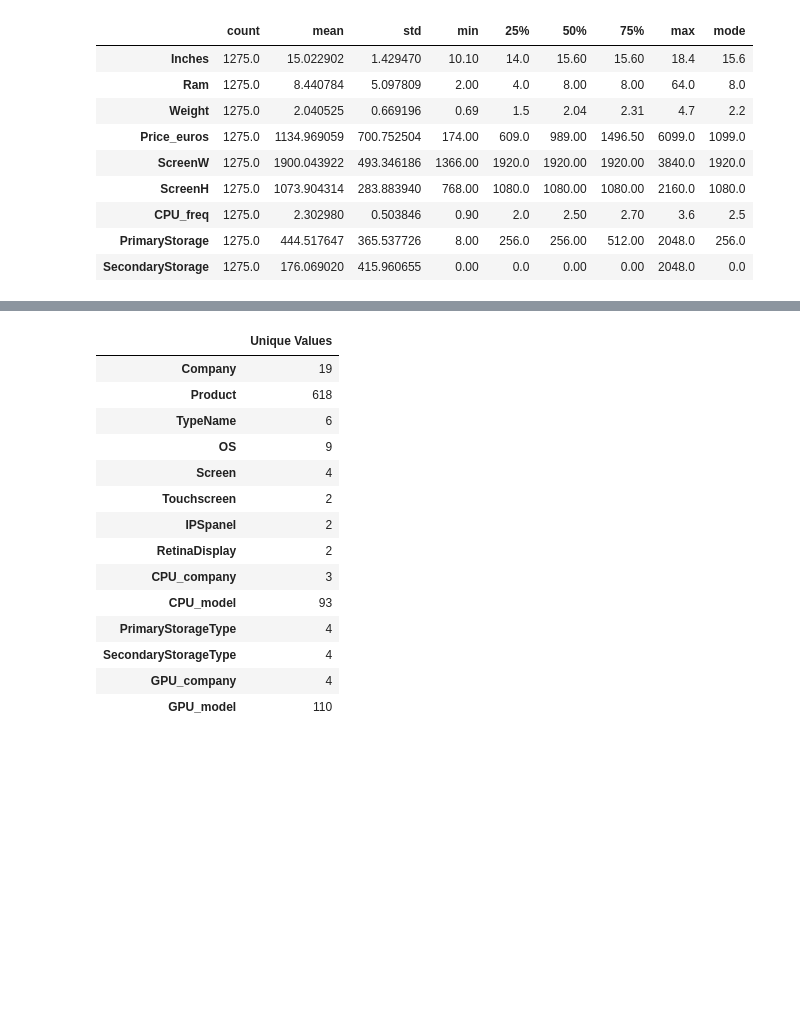
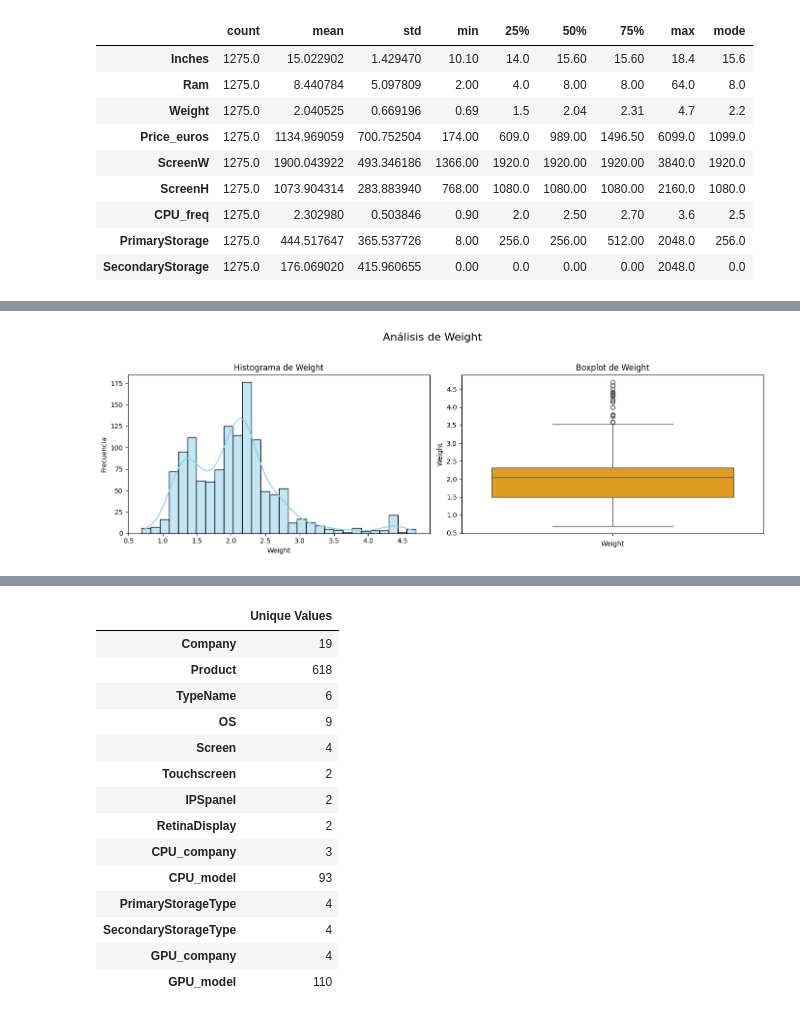
Before and after one commit to gaboCiber/A-statistical-analisis-of-Laptop-Prices, a Jupyter notebook: laptop_prices.ipynb, the cells around one changed output, grey strips where cells are left out. Drawn from its saved outputs; the diff is of its cells as text; code cells hidden in the pictures; blank space fills up the shorter version.

```diff
--- a/laptop_prices.ipynb
+++ b/laptop_prices.ipynb
@@ -122,0 +173,4 @@ plt.show()
+# %%
+plot_histogram_and_boxplot(laptop_data, ['Weight'])
+# %% [output]
+[figure, added]
```
Also changed, not shown: parts of 18 cells of this notebook.
